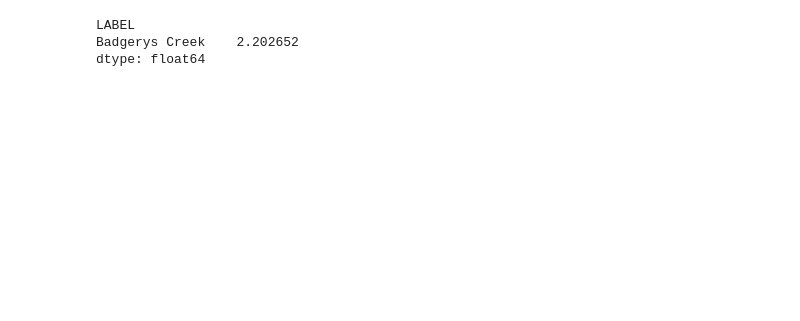
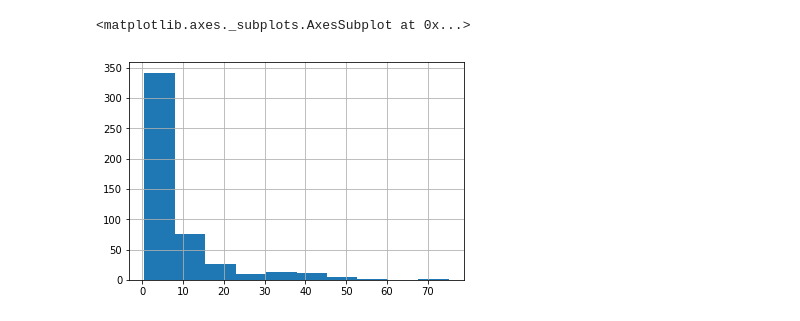
Before and after one commit to blkemp/ABS-Region-Data, a Jupyter notebook: Cycling.ipynb, the cells around one changed output. Drawn from its saved outputs; the diff is of its cells as text; code cells hidden in the pictures; blank space fills up the shorter version.

```diff
--- a/Cycling.ipynb
+++ b/Cycling.ipynb
@@ -53,9 +68,8 @@ cycle_col = 'METHOD OF TRAVEL TO WORK - EMPLOYED PERSONS Used one method - Bicyc
 y=df[cycle_col]
 y = y/df['HOUSEHOLDS BY TYPE Total households no.']
-# %%
-y[y>1]
-# %% [output]
-LABEL
-Badgerys Creek    2.202652
-dtype: float64
+# %%
+y.hist()
+# %% [output]
+<matplotlib.axes._subplots.AxesSubplot at 0x...>
+[figure, added]
 # %%
```
Also changed, not shown: parts of 23 cells of this notebook, 3 other files.
